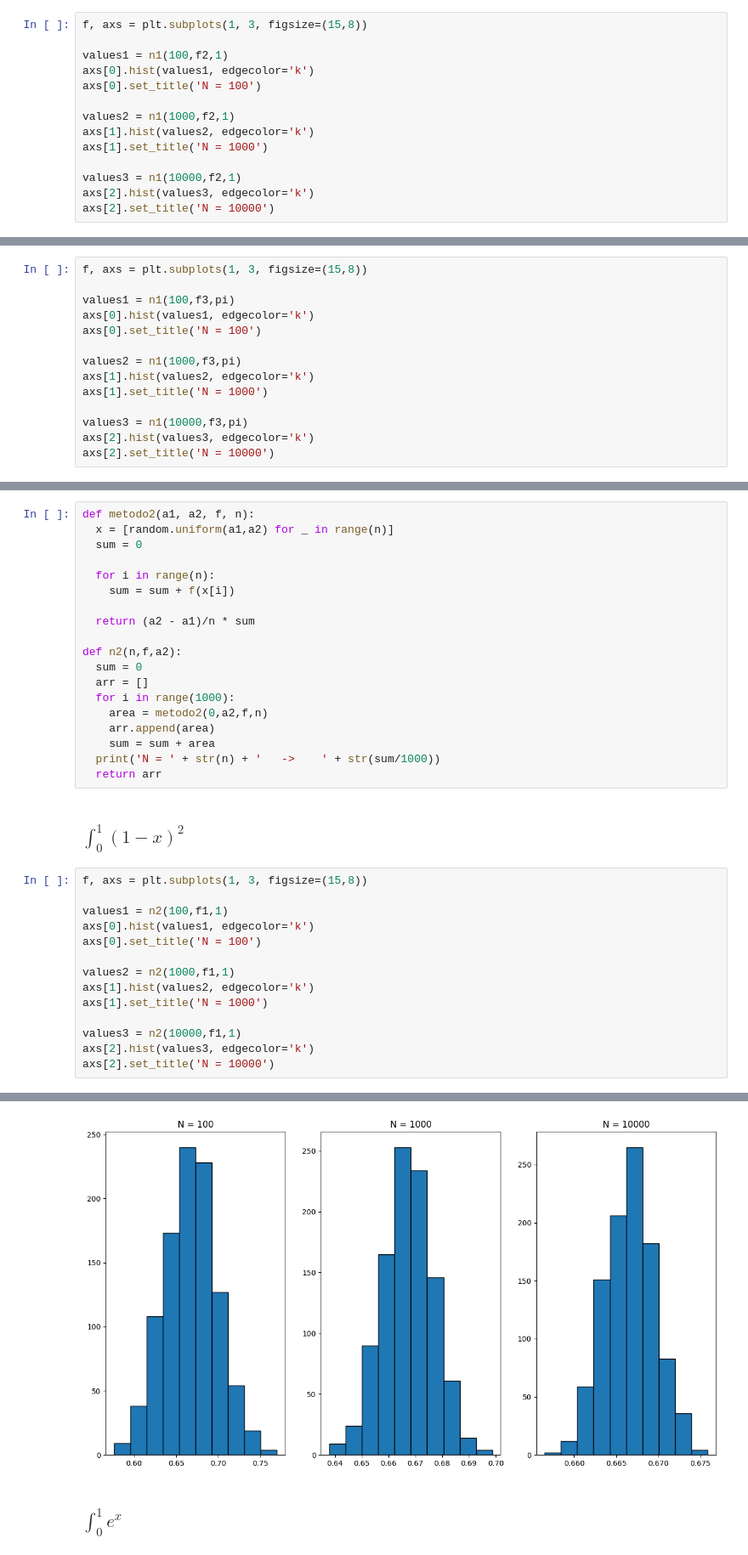
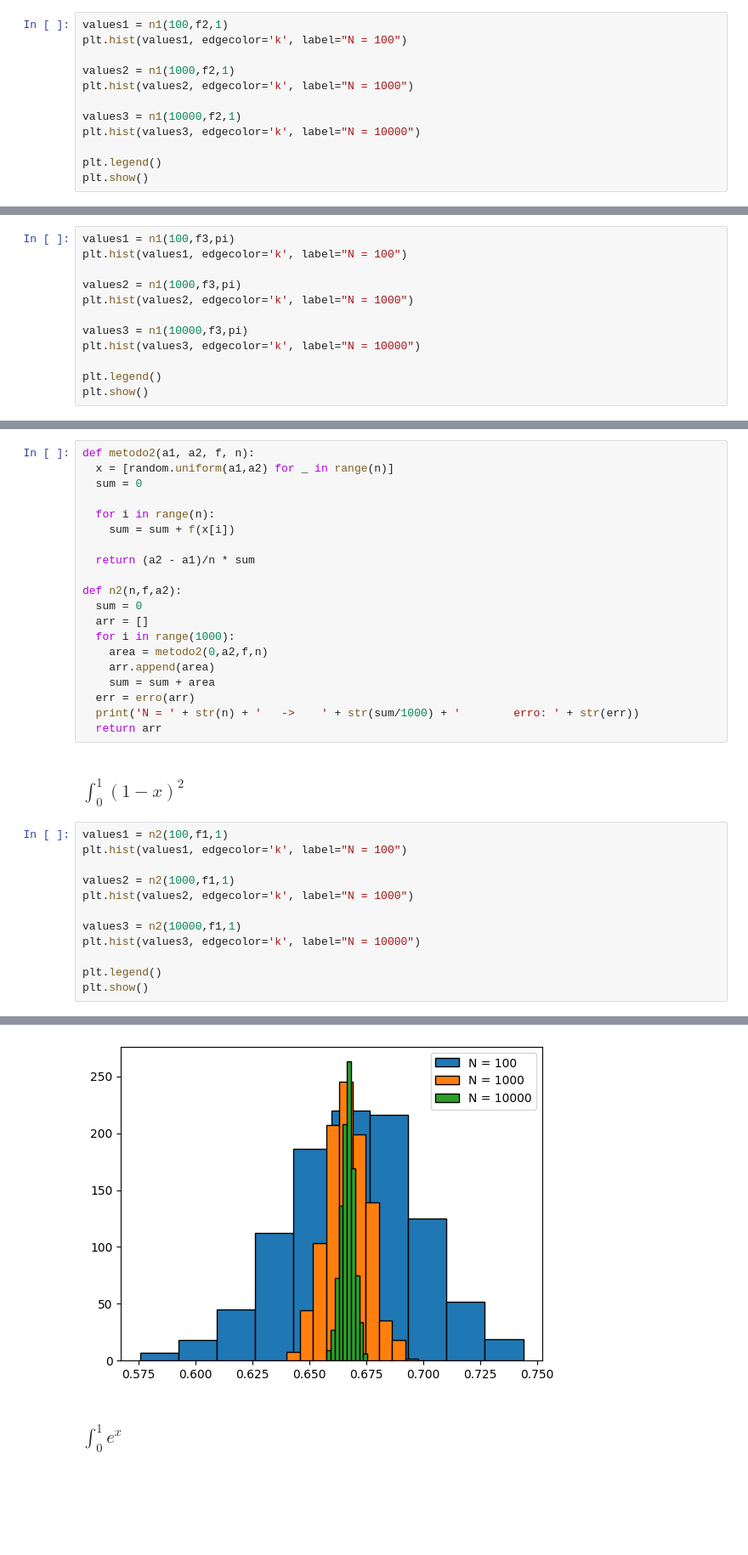
Before and after one commit to raissamiranda/Computational-statistical-physics, a Jupyter notebook: MonteCarlo.ipynb, the cells around one changed output, grey strips where cells are left out. Shown at 85% size. Drawn from its saved outputs; the diff is of its cells as text; blank space fills up the shorter version.

```diff
--- a/MonteCarlo.ipynb
+++ b/MonteCarlo.ipynb
@@ -73,17 +89,15 @@ Text(0.5, 1.0, 'N = 10000')
 # %% [markdown]
 ### $\int_{0}^{1} e^x$
 # %%
-f, axs = plt.subplots(1, 3, figsize=(15,8))
-
 values1 = n1(100,f2,1)
-axs[0].hist(values1, edgecolor='k')
-axs[0].set_title('N = 100')
+plt.hist(values1, edgecolor='k', label="N = 100")
 
 values2 = n1(1000,f2,1)
-axs[1].hist(values2, edgecolor='k')
-axs[1].set_title('N = 1000')
+plt.hist(values2, edgecolor='k', label="N = 1000")
 
 values3 = n1(10000,f2,1)
-axs[2].hist(values3, edgecolor='k')
-axs[2].set_title('N = 10000')
+plt.hist(values3, edgecolor='k', label="N = 10000")
+
+plt.legend()
+plt.show()
 # %% [output]
@@ -95,17 +108,15 @@ Text(0.5, 1.0, 'N = 10000')
 # %% [markdown]
 ### $\int_{0}^{\pi} sin^2(x)$
 # %%
-f, axs = plt.subplots(1, 3, figsize=(15,8))
-
 values1 = n1(100,f3,pi)
-axs[0].hist(values1, edgecolor='k')
-axs[0].set_title('N = 100')
+plt.hist(values1, edgecolor='k', label="N = 100")
 
 values2 = n1(1000,f3,pi)
-axs[1].hist(values2, edgecolor='k')
-axs[1].set_title('N = 1000')
+plt.hist(values2, edgecolor='k', label="N = 1000")
 
 values3 = n1(10000,f3,pi)
-axs[2].hist(values3, edgecolor='k')
-axs[2].set_title('N = 10000')
+plt.hist(values3, edgecolor='k', label="N = 10000")
+
+plt.legend()
+plt.show()
 # %% [output]
@@ -133,22 +143,21 @@ def n2(n,f,a2):
     area = metodo2(0,a2,f,n)
     arr.append(area)
     sum = sum + area
-  print('N = ' + str(n) + '   ->    ' + str(sum/1000))
+  err = erro(arr)
+  print('N = ' + str(n) + '   ->    ' + str(sum/1000) + '        erro: ' + str(err))
   return arr
 # %% [markdown]
 ### $\int_{0}^{1} (1-x)^2$
 # %%
-f, axs = plt.subplots(1, 3, figsize=(15,8))
-
 values1 = n2(100,f1,1)
-axs[0].hist(values1, edgecolor='k')
-axs[0].set_title('N = 100')
+plt.hist(values1, edgecolor='k', label="N = 100")
 
 values2 = n2(1000,f1,1)
-axs[1].hist(values2, edgecolor='k')
-axs[1].set_title('N = 1000')
+plt.hist(values2, edgecolor='k', label="N = 1000")
 
 values3 = n2(10000,f1,1)
-axs[2].hist(values3, edgecolor='k')
-axs[2].set_title('N = 10000')
+plt.hist(values3, edgecolor='k', label="N = 10000")
+
+plt.legend()
+plt.show()
 # %% [output]
@@ -159,4 +167,4 @@ Text(0.5, 1.0, 'N = 10000')
-[figure, old version]
+[figure, new version]
 # %% [markdown]
 ### $\int_{0}^{1} e^x$
 # %%
```
Also changed, not shown: parts of 17 cells of this notebook.
